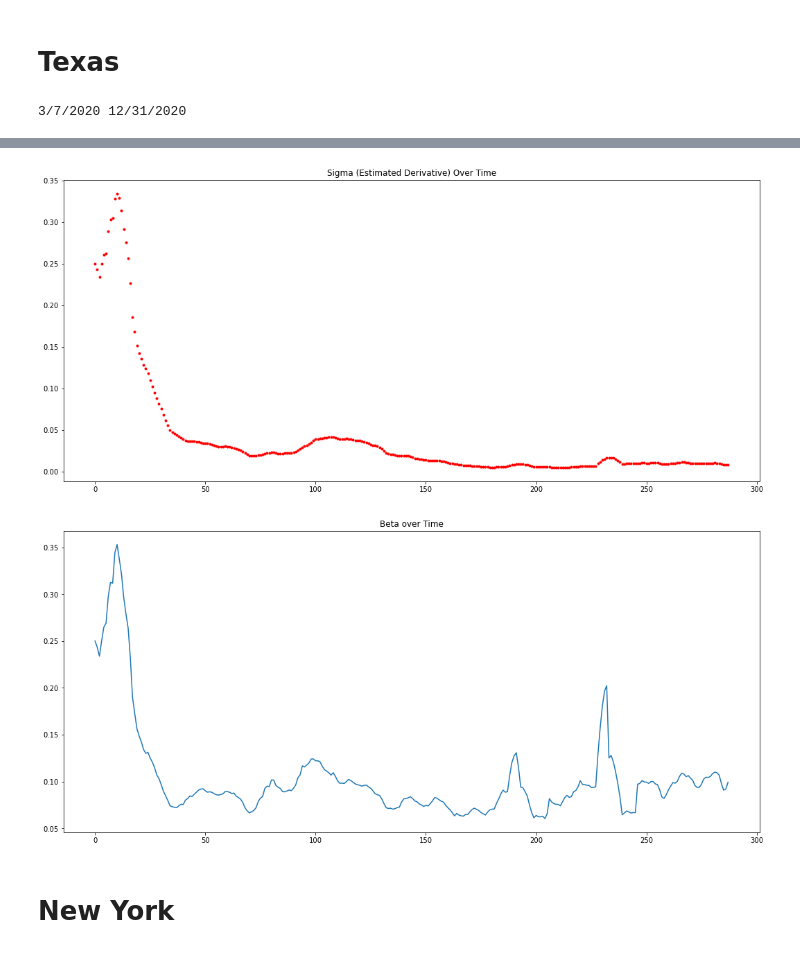
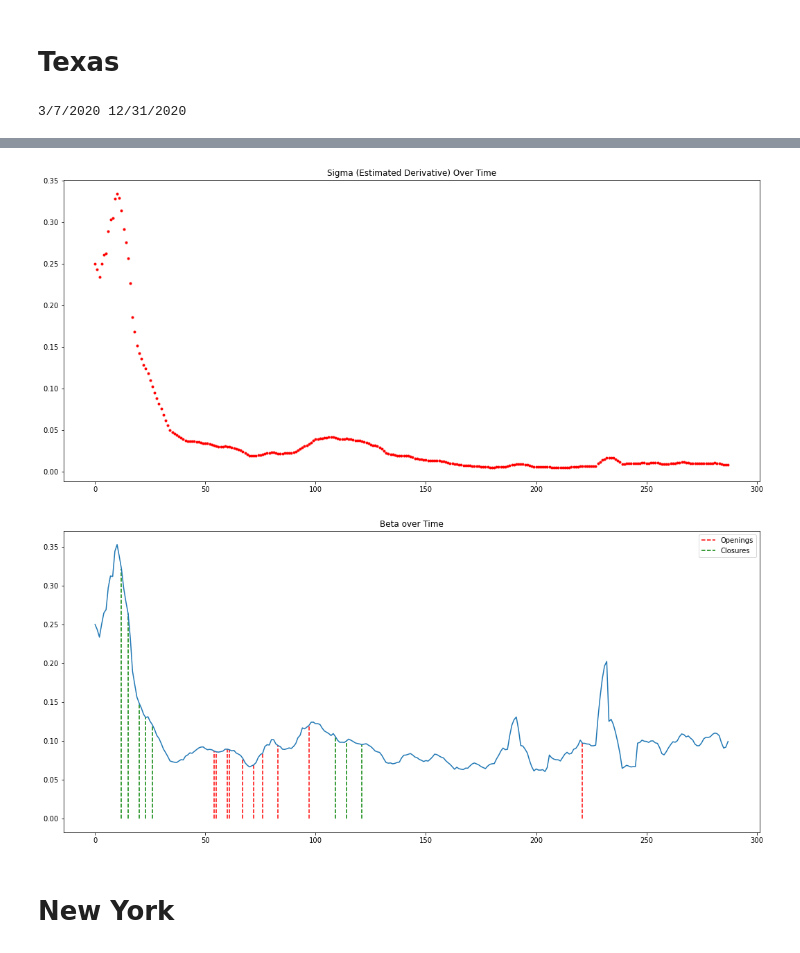
Before and after one commit to holiday-pettijohn/COVID-Tracking-Biola-Summer, a Jupyter notebook: Code/Beta Approximation.ipynb, the cells around one changed output, grey strips where cells are left out. Saved outputs shown, nothing was run; the diff lists cells and outputs as text; code cells hidden in the pictures.

Commit message:
Printing openings and closures on a graph

```diff
--- a/Code/Beta Approximation.ipynb
+++ b/Code/Beta Approximation.ipynb
@@ -21,7 +21,7 @@ def getGamma(infect, dead):
     recovGD = np.diff(recovG)
     recovGD - recovGD.reshape((299,1))
 
-    gamma = np.linalg.lstsq(infect, recovGD)[0]
+    gamma = np.linalg.lstsq(infect, recovGD, rcond = None)[0]
     return gamma
 
 def approxRecovered(infect):
@@ -114,5 +114,34 @@ ax.plot(beta)
 ax.set_title("Beta over Time")
 #plt.yscale("log")
 print(dates[0],dates[299])
+
+#Add or modify dates for closures or openings here
+Closure = ["3/19/2020","3/22/2020","4/2/2020","6/24/2020", "6/29/2020", "7/6/2020","3/27/2020","3/30/2020"]
+Opening = ["4/30/2020", "5/1/2020", "5/6/2020", "5/7/2020", "5/13/2020", "5/18/2020", "5/22/2020", "5/29/2020", "6/12/2020", "10/14/2020"]
+
+Oind = []
+Cind = []
+
+#Get the indec
+for i in range(len(Opening)):
+    Oind.append(temp.index(Opening[i]))
+for i in range(len(Closure)):
+    Cind.append(temp.index(Closure[i]))
+
+temp1 = 0
+temp2 = 0
+for i in range(len(Oind)):
+    if(temp1 == 0):
+        plt.vlines(x = Oind[i],color ='red',ymin = 0,linestyle = 'dashed', ymax = beta[Oind[i]], label = "Openings")
+        temp1 = 1
+    else:
+        plt.vlines(x = Oind[i],color ='red',ymin = 0,linestyle = 'dashed', ymax = beta[Oind[i]] )
+for i in range(len(Cind)):
+    if(temp2 == 0):
+        plt.vlines(x = Cind[i],color ='green',ymin = 0,linestyle = 'dashed', ymax = beta[Cind[i]], label = "Closures")
+        temp2 = 1
+    else:
+        plt.vlines(x = Cind[i],color ='green',ymin = 0,linestyle = 'dashed', ymax = beta[Cind[i]])
+ax.legend()
 # %% [output]
 3/7/2020 12/31/2020
@@ -121,5 +149,5 @@ To use the future default and silence this warning we advise to pass `rcond=None
 [figure]
-[figure, old version]
+[figure, new version]
 # %% [markdown]
 # New York
 # %%
```
Also changed, not shown: parts of 1 cell of this notebook, 1 other file.
